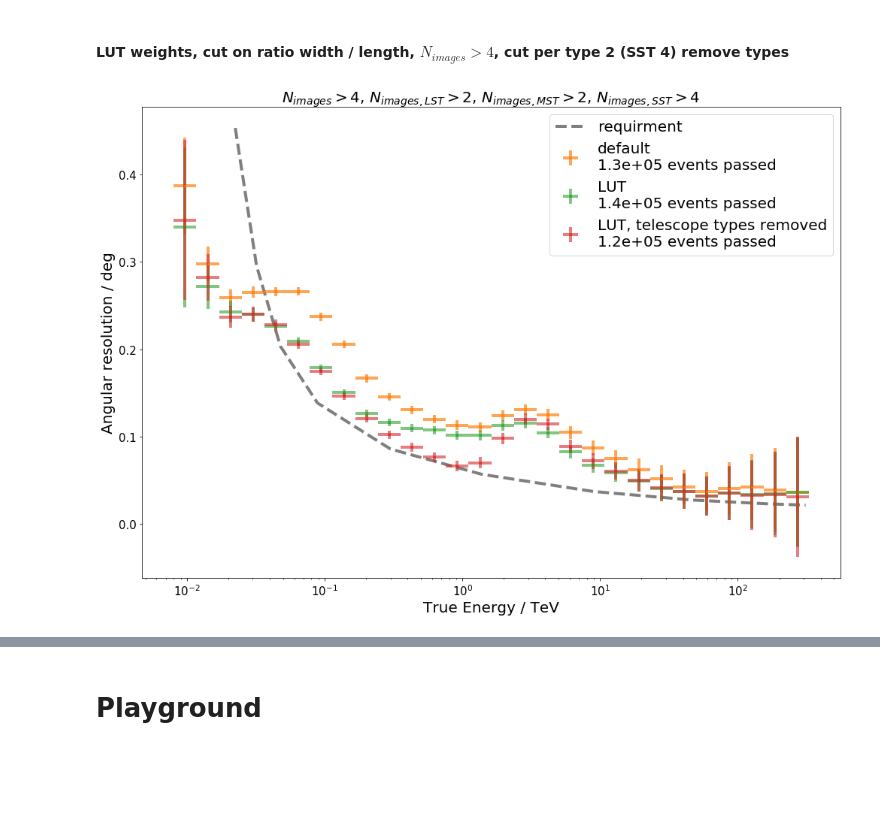
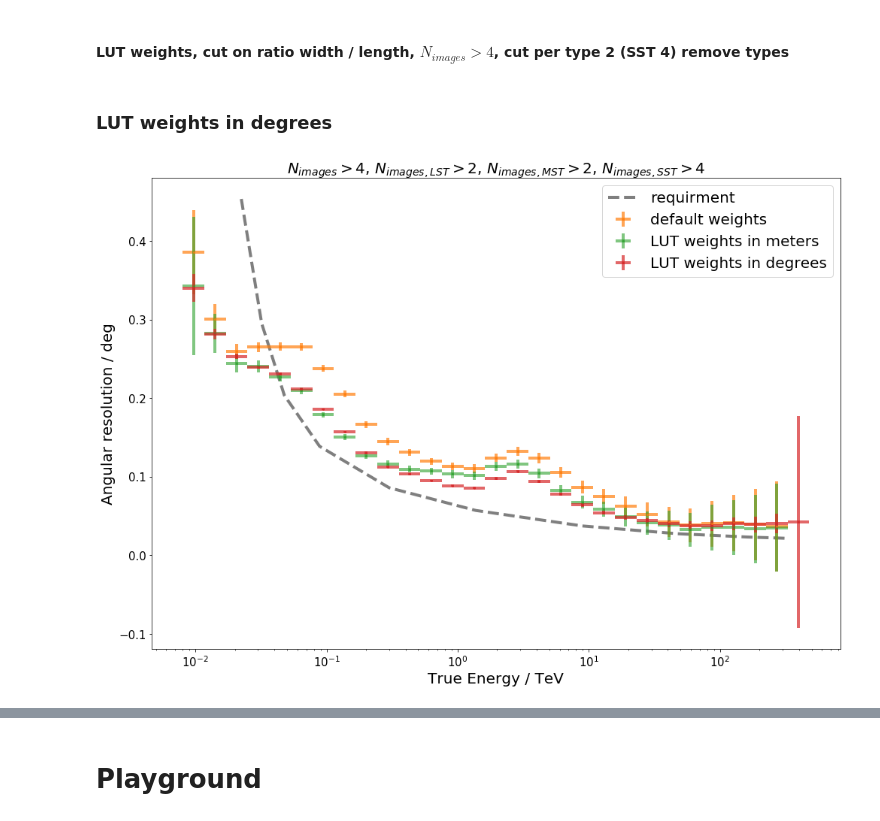
Before and after one commit to mireianievas/konsta_cta, a Jupyter notebook: Notebooks/direction_reco/AngularResolution.ipynb, the cells around one changed output, grey strips where cells are left out. Drawn from its saved outputs; the diff is of its cells as text; code cells hidden in the pictures; blank space fills up the shorter version.

```diff
--- a/Notebooks/direction_reco/AngularResolution.ipynb
+++ b/Notebooks/direction_reco/AngularResolution.ipynb
@@ -58,3 +142,5 @@ angres = [0.453339 , 0.295111 , 0.203515 , 0.138619 , 0.0858772, 0.0569610, 0.03
+# %%
+output_dir = "/Users/konstantinpfrang/ctaout/point/"
 # %% [markdown]
 # Cut in multiplicity
 # %% [markdown]
@@ -209,7 +295,7 @@ plt.savefig("Standardarray_default_vs_LUT.pdf")
 # %% [markdown]
 # Comparison of different multiplicity cuts
 # %%
-max_files = 500
+max_files = None
 # %% [markdown]
 #### default weights, cut on ratio width / length, $N_{images} > 4$, cut per type 2 (SST 3) keep all if one passed
 # %%
@@ -310,7 +394,7 @@ plt.savefig("Standardarray_def_LUT_removed_telescopes.pdf")
 # %% [markdown]
 # Comparison of different multiplicity cuts SST4
 # %%
-max_files = 500
+max_files = None
 # %% [markdown]
 #### default weights, cut on ratio width / length, $N_{images} > 4$, cut per type 2 (SST 4) keep all if one passed
 # %%
@@ -371,43 +455,64 @@ for file in glob.glob("{}/output*gamma*".format(datadir_LUT_remove))[:max_files]
     except (HDF5ExtError, OSError):
         print("Not able to read {}".format(file))
         continue
+# %% [markdown]
+### LUT weights in degrees
+# %%
+datadir_LUT_deg = os.path.abspath("{}Multiplicity4_perType/SST4_0815".format(output_dir))
+
+files = glob.glob("{}/output*gamma*".format(datadir_LUT_deg))[:-150]
+
+data_LUT_deg = None
+for file in tqdm(files, total=len(files), unit="files"):
+    datafile = pd.read_hdf(file, key="direction_reconstriction")
+    try:
+        data_LUT_deg = pd.concat([data_LUT_deg, datafile])
+    except NameError:
+        data_LUT_deg = datafile
+    except (HDF5ExtError, OSError):
+        print("Not able to read {}".format(file))
+        continue
 # %%
 q_default_keep, pos, err_default_keep = calc_angular_resolution(off_angle=data_def_keep.off_angle,
                                   trueE=data_def_keep.MC_Energy, erange=[0.008, 700], bins=30)
 
 q_default_remove, pos, err_default_remove = calc_angular_resolution(off_angle=data_def_remove.off_angle,
                                   trueE=data_def_remove.MC_Energy, erange=[0.008, 700], bins=30)
 
 q_LUT_keep, pos, err_LUT_keep = calc_angular_resolution(off_angle=data_LUT_keep.off_angle,
                                   trueE=data_LUT_keep.MC_Energy, erange=[0.008, 700], bins=30)
 
 q_LUT_remove, pos, err_LUT_remove = calc_angular_resolution(off_angle=data_LUT_remove.off_angle,
                                   trueE=data_LUT_remove.MC_Energy, erange=[0.008, 700], bins=30)
 
+q_LUT_deg, pos, err_LUT_deg = calc_angular_resolution(off_angle=data_LUT_deg.off_angle,
+                                  trueE=data_LUT_deg.MC_Energy, erange=[0.008, 700], bins=30)
+
 
 plt.figure(figsize=(14,10))
 rcParams['xtick.labelsize'] = 15
 rcParams['ytick.labelsize'] = 15
 plt.xscale('log')
 #plt.ylim([0,.5])
 plt.errorbar(pos, q_default_keep[0], q_default_keep[1], err_default_keep, fmt="o", color="C1", zorder=10,
-             label="default\n{:1.1e} events passed".format(len(data_def_keep)), linewidth=4, markersize=2, alpha=0.7)
+             label="default weights", linewidth=4, markersize=2, alpha=0.7)
 #plt.errorbar(pos, q_default_remove[0], q_default_remove[1], err_default_remove, fmt="o", color="C0", zorder=10,
 #             label="default weights remove types ", linewidth=4, markersize=2, alpha=0.7)
 plt.errorbar(pos, q_LUT_keep[0], q_LUT_keep[1], err_LUT_keep, fmt="o", color="C2", zorder=10,
-             label="LUT\n{:1.1e} events passed".format(len(data_LUT_keep)), linewidth=4, markersize=2, alpha=0.6)
-plt.errorbar(pos, q_LUT_remove[0], q_LUT_remove[1], err_LUT_remove, fmt="o", color="C3", zorder=10,
-             label="LUT, telescope types removed\n{:1.1e} events passed".format(len(data_LUT_remove)), linewidth=4, markersize=2, alpha=0.6)
-
+             label="LUT weights in meters", linewidth=4, markersize=2, alpha=0.6)
+#plt.errorbar(pos, q_LUT_remove[0], q_LUT_remove[1], err_LUT_remove, fmt="o", color="C3", zorder=10,
+#             label="LUT, telescope types removed\n{:1.1e} events passed".format(len(data_LUT_remove)), linewidth=4, markersize=2, alpha=0.6)
+plt.errorbar(pos, q_LUT_deg[0], q_LUT_deg[1], err_LUT_deg, fmt="o", color="C3", zorder=10,
+             label="LUT weights in degrees", linewidth=4, markersize=2, alpha=0.7)
 plt.plot(e, angres, linewidth=4, label="requirment", color="k", alpha=0.5, linestyle="--")
 plt.xlabel("True Energy / TeV", fontsize=20)
 plt.ylabel("Angular resolution / deg", fontsize=20)
 plt.title(r"$N_{images}>4$, $N_{images, LST}>2$, $N_{images, MST}>2$, $N_{images, SST}>4$", fontsize=20)
 plt.legend(fontsize=20)
 plt.tight_layout()
-plt.savefig("Standardarray_def_LUT_removed_telescopes_SST4.pdf")
+plt.savefig("Standardarray_default_LUT_degrees_SST4.pdf")
 # %% [output]
-[figure, old version]
+[figure, new version]
 # %%
 LUTgen = LookupGenerator.load("../../scripts/write_feature_list/ctapipe_aux_dir/direction_weights_LUT_all.json")
 LUTgen.display_lookup(xlabel="size / pe", ylabel="width / length")
```
Also changed, not shown: parts of 45 cells of this notebook, 1 other file.
